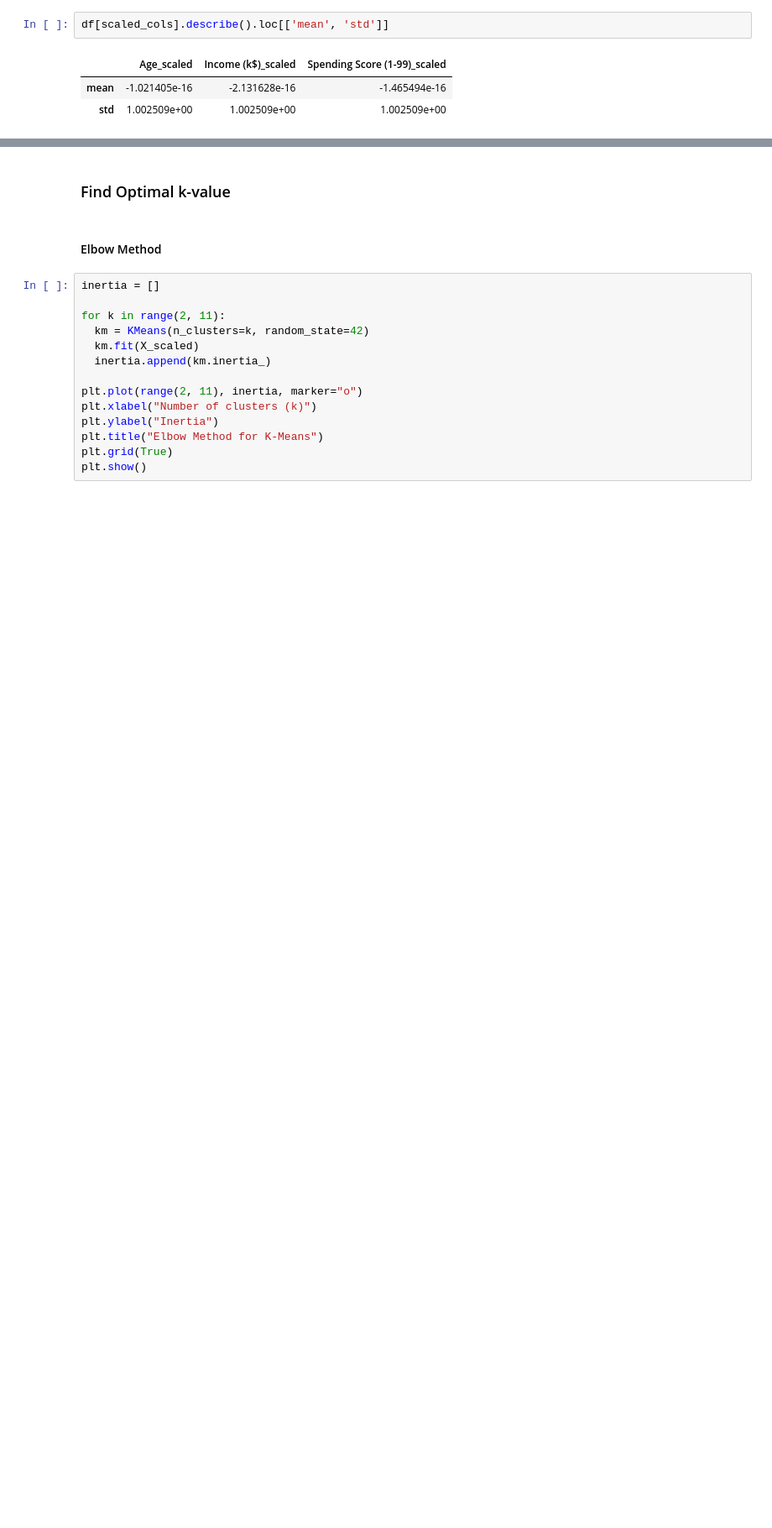
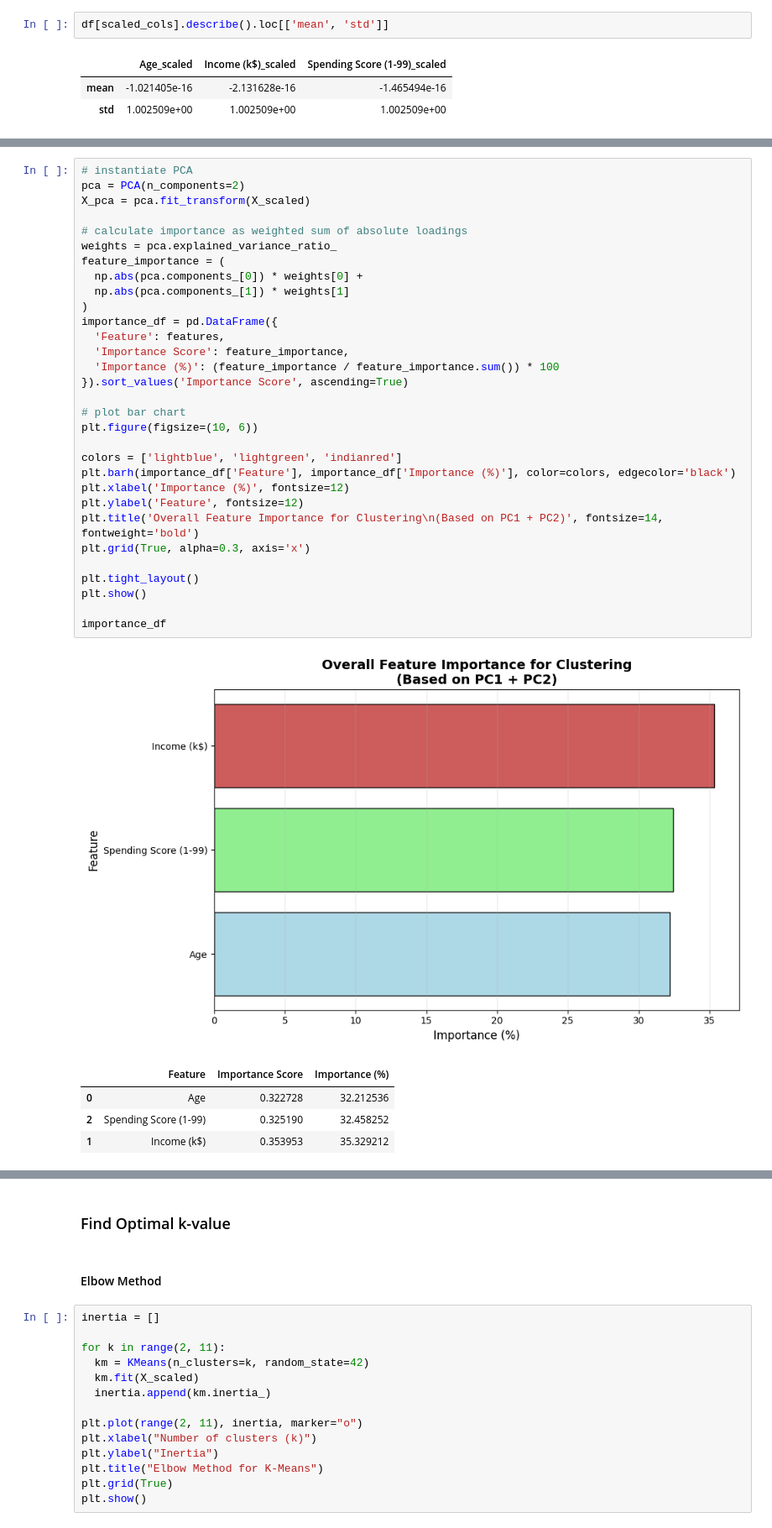
Before and after one commit to lokejer/AIML-clustering-timeseries, a Jupyter notebook: p2510707_CA2_PartA_JeromeLoke.ipynb, the cells around one changed output, grey strips where cells are left out. Shown at 84% size. Saved outputs shown, nothing was run; the diff lists cells and outputs as text; blank space fills up the shorter version.

```diff
--- a/p2510707_CA2_PartA_JeromeLoke.ipynb
+++ b/p2510707_CA2_PartA_JeromeLoke.ipynb
@@ -724,0 +874,37 @@ df[scaled_cols].describe().loc[['mean', 'std']]
+# %%
+# instantiate PCA
+pca = PCA(n_components=2)
+X_pca = pca.fit_transform(X_scaled)
+
+# calculate importance as weighted sum of absolute loadings
+weights = pca.explained_variance_ratio_
+feature_importance = (
+  np.abs(pca.components_[0]) * weights[0] +
+  np.abs(pca.components_[1]) * weights[1]
+)
+importance_df = pd.DataFrame({
+  'Feature': features,
+  'Importance Score': feature_importance,
+  'Importance (%)': (feature_importance / feature_importance.sum()) * 100
+}).sort_values('Importance Score', ascending=True)
+
+# plot bar chart
+plt.figure(figsize=(10, 6))
+
+colors = ['lightblue', 'lightgreen', 'indianred']
+plt.barh(importance_df['Feature'], importance_df['Importance (%)'], color=colors, edgecolor='black')
+plt.xlabel('Importance (%)', fontsize=12)
+plt.ylabel('Feature', fontsize=12)
+plt.title('Overall Feature Importance for Clustering\n(Based on PC1 + PC2)', fontsize=14, fontweight='bold')
+plt.grid(True, alpha=0.3, axis='x')
+
+plt.tight_layout()
+plt.show()
+
+importance_df
+# %% [output]
+[figure, added]
+|  | Feature | Importance Score | Importance (%) |
+| 0 | Age | 0.322728 | 32.212536 |
+| 2 | Spending Score (1-99) | 0.325190 | 32.458252 |
+| 1 | Income (k$) | 0.353953 | 35.329212 |
```
Also changed, not shown: parts of 24 cells of this notebook, 1 other file.
